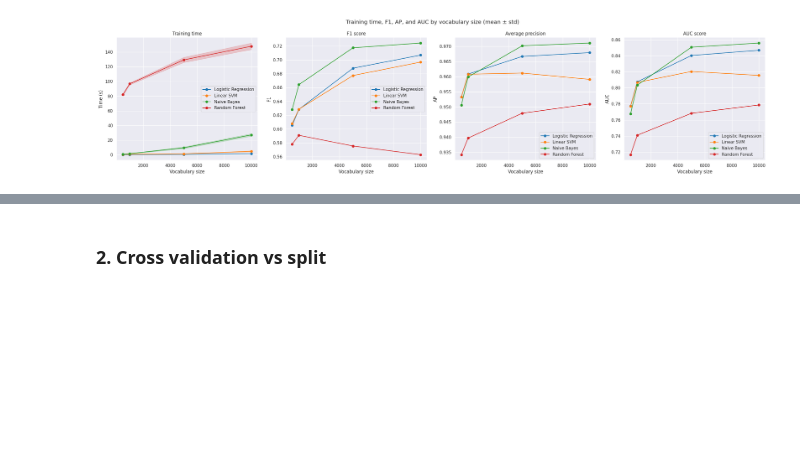
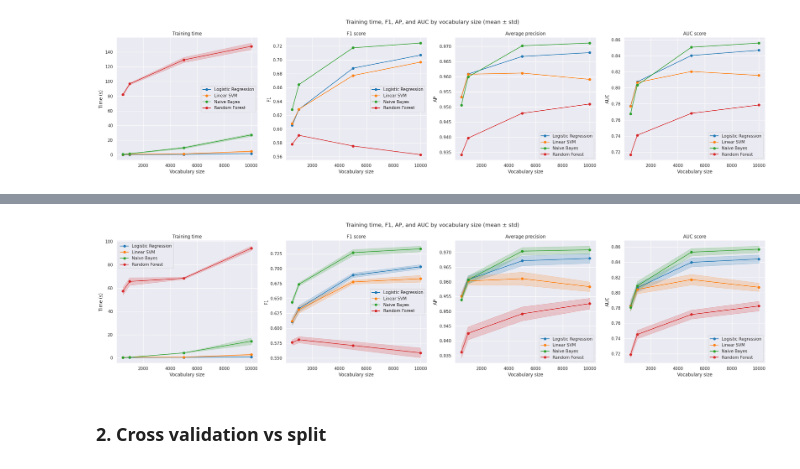
Before and after one commit to alan-man/tal-projet, a Jupyter notebook: pre_test.ipynb, the cells around one changed output, grey strips where cells are left out. Saved outputs shown, nothing was run; the diff lists cells and outputs as text; code cells hidden in the pictures; blank space fills up the shorter version.

Commit message:
plots pretest

```diff
--- a/pre_test.ipynb
+++ b/pre_test.ipynb
@@ -375,2 +472,59 @@ plt.show()
+# %%
+import matplotlib.pyplot as plt
+import numpy as np
+import seaborn as sns
+
+sns.set_theme(style="darkgrid")
+
+fig, axes = plt.subplots(1, 4, figsize=(25, 6))
+
+palette = sns.color_palette("tab10", n_colors=len(models_names))
+
+metrics = [
+    (train_time, "Training time", "Time (s)"),
+    (val_f1,     "F1 score",      "F1"),
+    (val_ap,     "Average precision", "AP"),
+    (val_auc,    "AUC score",     "AUC"),
+]
+
+label_map = {
+    "nb":         "Naive Bayes",
+    "logreg":     "Logistic Regression",
+    "linear_svm": "Linear SVM",
+    "rf":         "Random Forest",
+}
+
+for i, (model_name, color) in enumerate(zip(models_names, palette)):
+    label = label_map.get(model_name, model_name)
+
+    data = [
+        (train_time, val_f1, val_ap, val_auc)
+    ]
+
+    for ax, (metric_dict, title, ylabel) in zip(axes, metrics):
+        mean_vals = np.array([np.mean(metric_dict[mf][model_name]) for mf in max_features_test])
+        std_vals  = np.array([np.std(metric_dict[mf][model_name])  for mf in max_features_test])
+
+        ax.plot(max_features_test, mean_vals, marker="o", label=label, color=color)
+        ax.fill_between(
+            max_features_test,
+            mean_vals - std_vals,
+            mean_vals + std_vals,
+            alpha=0.2,
+            color=color,
+        )
+
+for ax, (_, title, ylabel) in zip(axes, metrics):
+    ax.set_title(title)
+    ax.set_xlabel("Vocabulary size")
+    ax.set_ylabel(ylabel)
+    ax.legend()
+
+plt.suptitle("Training time, F1, AP, and AUC by vocabulary size (mean ± std)")
+plt.tight_layout()
+plt.savefig("images/pretest/training_time_f1_ap_auc_by_vocab_size_2.pdf")
+plt.show()
+# %% [output]
+[figure, added]
 # %% [markdown]
 ### 2. Cross validation vs split
```
Also changed, not shown: parts of 17 cells of this notebook, 1 other file.
